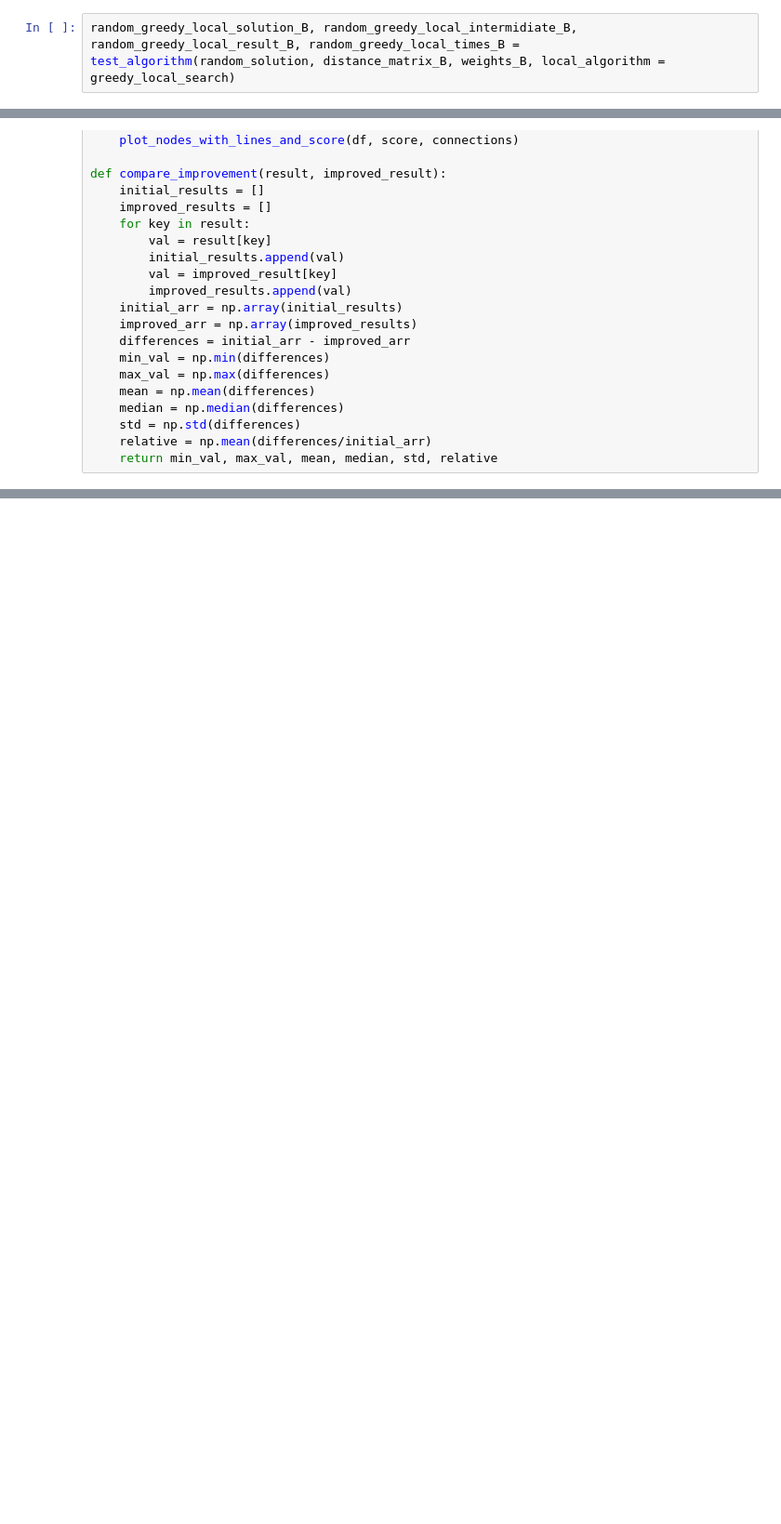
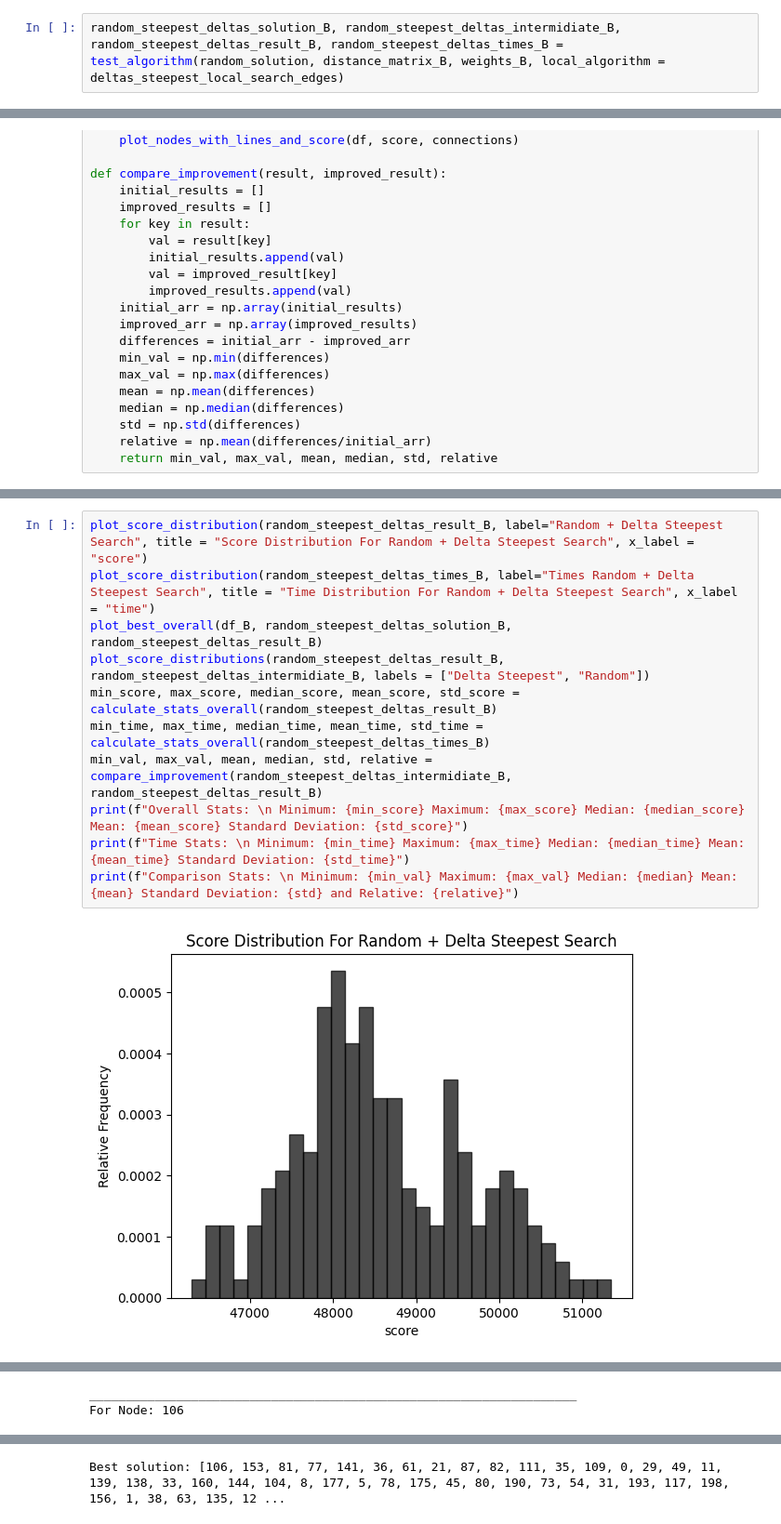
Before and after one commit to MatTheTab/Evolutionary-Computation, a Jupyter notebook: Assignment 5 Deltas of Previous Moves/Assignment_5_Deltas.ipynb, the cells around one changed output, grey strips where cells are left out. Shown at 93% size. Saved outputs shown, nothing was run; the diff lists cells and outputs as text; blank space fills up the shorter version.

```diff
--- a/Assignment 5 Deltas of Previous Moves/Assignment_5_Deltas.ipynb
+++ b/Assignment 5 Deltas of Previous Moves/Assignment_5_Deltas.ipynb
@@ -398,7 +445,7 @@ df_B.columns = ["x", "y", "val"]
 distance_matrix_B = get_distance_matrix(df_B, euclidean_distance)
 weights_B = df_B.val.to_numpy()
 # %%
-random_greedy_local_solution_B, random_greedy_local_intermidiate_B, random_greedy_local_result_B, random_greedy_local_times_B = test_algorithm(random_solution, distance_matrix_B, weights_B, local_algorithm = greedy_local_search)
+random_steepest_deltas_solution_B, random_steepest_deltas_intermidiate_B, random_steepest_deltas_result_B, random_steepest_deltas_times_B = test_algorithm(random_solution, distance_matrix_B, weights_B, local_algorithm = deltas_steepest_local_search_edges)
 # %%
 def plot_nodes_with_lines_and_score(df, score, connections=None):
     """
@@ -577,0 +643,13 @@ print(f"Comparison Stats: \n Minimum: {min_val} Maximum: {max_val} Median: {medi
+# %%
+plot_score_distribution(random_steepest_deltas_result_B, label="Random + Delta Steepest Search", title = "Score Distribution For Random + Delta Steepest Search", x_label = "score")
+plot_score_distribution(random_steepest_deltas_times_B, label="Times Random + Delta Steepest Search", title = "Time Distribution For Random + Delta Steepest Search", x_label = "time")
+plot_best_overall(df_B, random_steepest_deltas_solution_B, random_steepest_deltas_result_B)
+plot_score_distributions(random_steepest_deltas_result_B, random_steepest_deltas_intermidiate_B, labels = ["Delta Steepest", "Random"])
+min_score, max_score, median_score, mean_score, std_score = calculate_stats_overall(random_steepest_deltas_result_B)
+min_time, max_time, median_time, mean_time, std_time = calculate_stats_overall(random_steepest_deltas_times_B)
+min_val, max_val, mean, median, std, relative = compare_improvement(random_steepest_deltas_intermidiate_B, random_steepest_deltas_result_B)
+print(f"Overall Stats: \n Minimum: {min_score} Maximum: {max_score} Median: {median_score} Mean: {mean_score} Standard Deviation: {std_score}")
+print(f"Time Stats: \n Minimum: {min_time} Maximum: {max_time} Median: {median_time} Mean: {mean_time} Standard Deviation: {std_time}")
+print(f"Comparison Stats: \n Minimum: {min_val} Maximum: {max_val} Median: {median} Mean: {mean} Standard Deviation: {std} and Relative: {relative}")
+# %% [output]
+[figure, added]
@@ -577,0 +657,2 @@ print(f"Comparison Stats: \n Minimum: {min_val} Maximum: {max_val} Median: {medi
+___________________________________________________________________
+For Node: 106
@@ -577,0 +660 @@ print(f"Comparison Stats: \n Minimum: {min_val} Maximum: {max_val} Median: {medi
+Best solution: [106, 153, 81, 77, 141, 36, 61, 21, 87, 82, 111, 35, 109, 0, 29, 49, 11, 139, 138, 33, 160, 144, 104, 8, 177, 5, 78, 175, 45, 80, 190, 73, 54, 31, 193, 117, 198, 156, 1, 38, 63, 135, 12 ...
```
Also changed, not shown: parts of 14 cells of this notebook.
